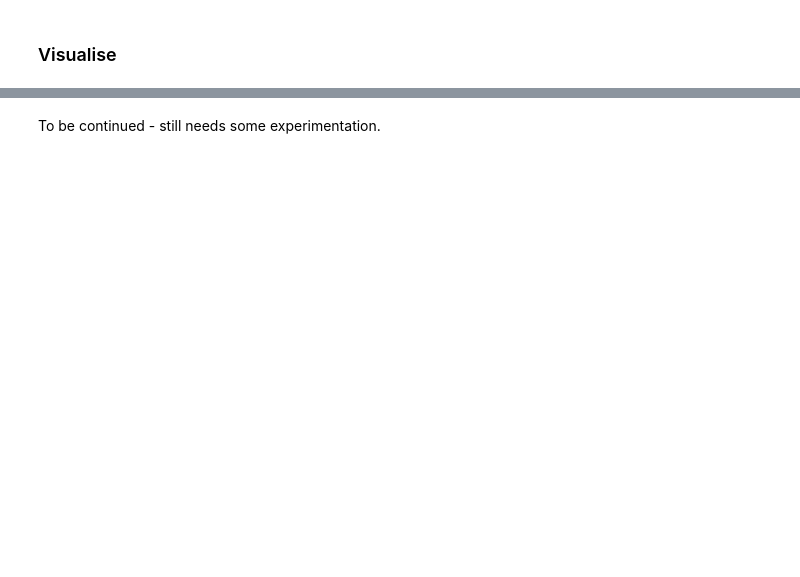
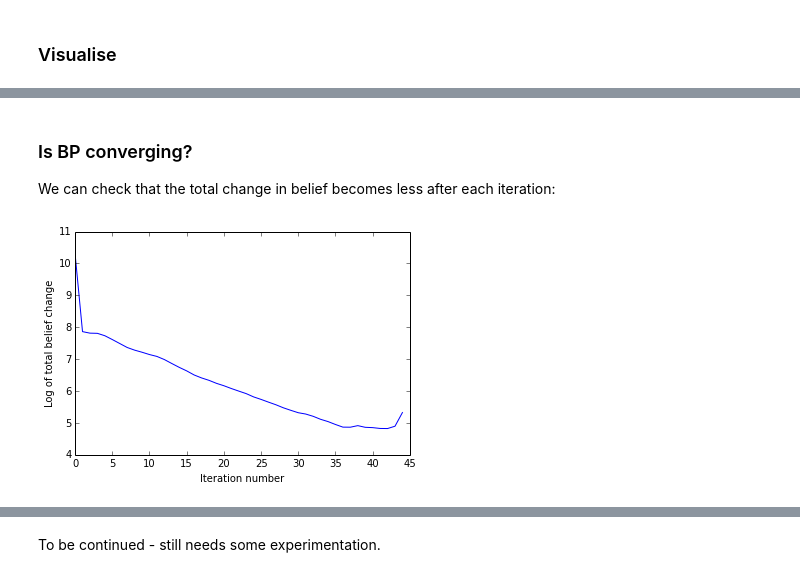
Before and after one commit to dirko/pyugm, a Jupyter notebook: examples/Loopy belief propagation example.ipynb, the cells around one changed output, grey strips where cells are left out. Saved outputs shown, nothing was run; the diff lists cells and outputs as text; code cells hidden in the pictures; blank space fills up the shorter version.

```diff
--- a/examples/Loopy belief propagation example.ipynb
+++ b/examples/Loopy belief propagation example.ipynb
@@ -273,0 +312,10 @@ _ = plt.title('Image')
+# %% [markdown]
+### Is BP converging?
+
+We can check that the total change in belief becomes less after each iteration:
+# %%
+_ = plt.plot([np.log(change) for change in changes])
+_ = plt.ylabel('Log of total belief change')
+_ = plt.xlabel('Iteration number')
+# %% [output]
+[figure, added]
```
Also changed, not shown: parts of 35 cells of this notebook, 4 other files.
